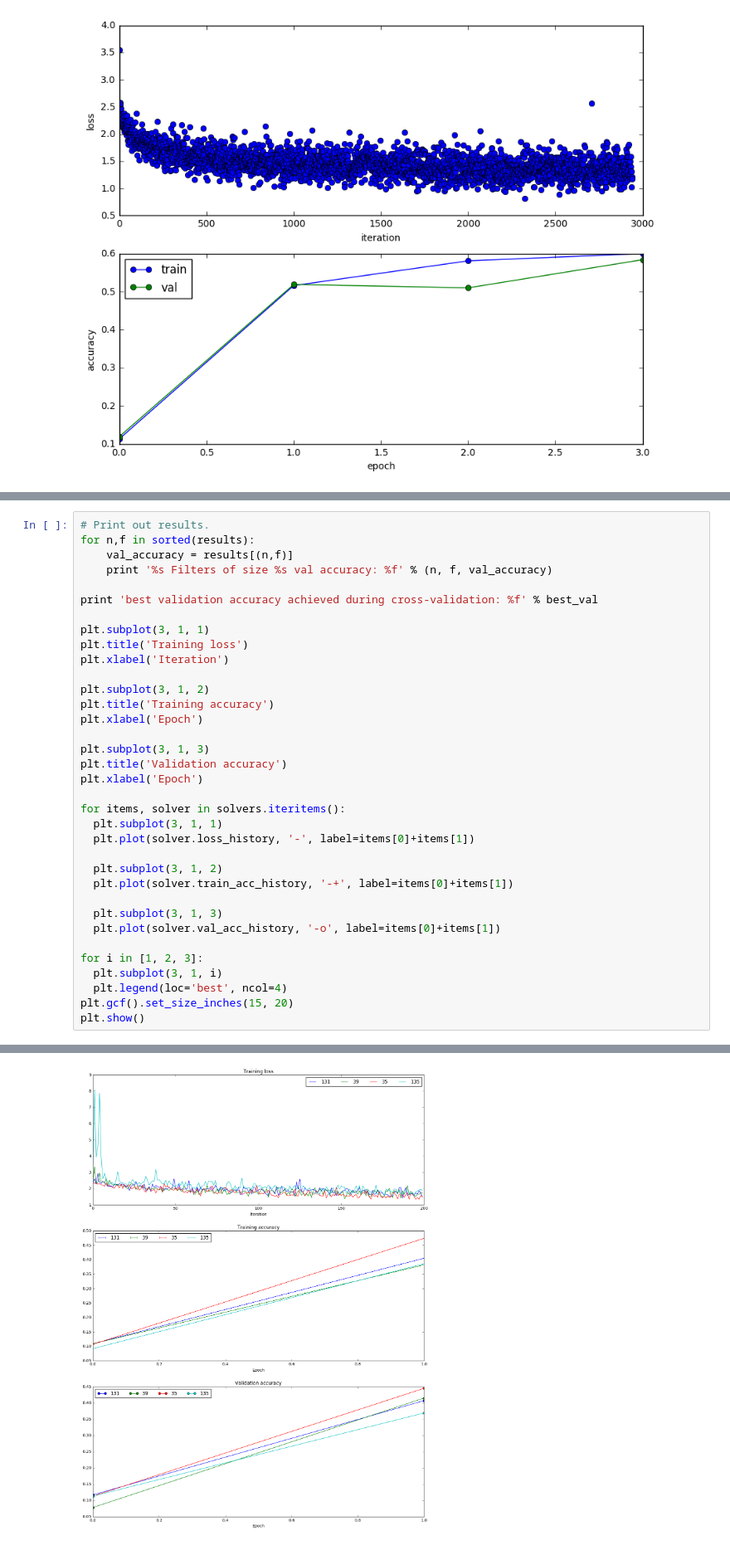
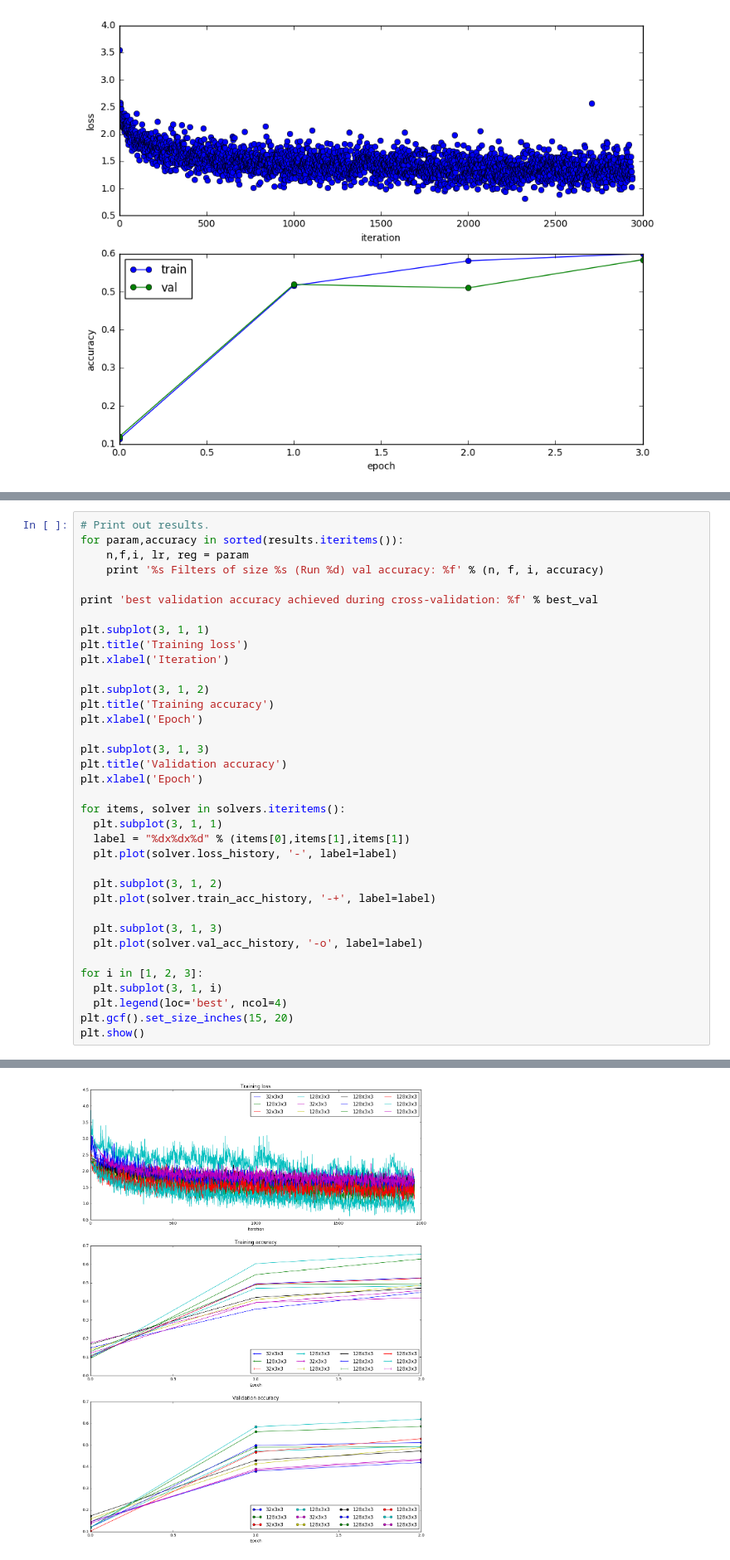
Before and after one commit to LUKELIEM/CS231N-Assignment-2, a Jupyter notebook: ConvolutionalNetworks.ipynb, the cells around one changed output, grey strips where cells are left out. Shown at 83% size. Drawn from its saved outputs; the diff is of its cells as text.

```diff
--- a/ConvolutionalNetworks.ipynb
+++ b/ConvolutionalNetworks.ipynb
@@ -826,8 +841,8 @@ Run number: 0
 # %%
 # Print out results.
-for n,f in sorted(results):
-    val_accuracy = results[(n,f)]
-    print '%s Filters of size %s val accuracy: %f' % (n, f, val_accuracy)
+for param,accuracy in sorted(results.iteritems()):
+    n,f,i, lr, reg = param
+    print '%s Filters of size %s (Run %d) val accuracy: %f' % (n, f, i, accuracy)
 
 print 'best validation accuracy achieved during cross-validation: %f' % best_val
 
@@ -845,13 +860,14 @@ plt.xlabel('Epoch')
 
 for items, solver in solvers.iteritems():
   plt.subplot(3, 1, 1)
-  plt.plot(solver.loss_history, '-', label=items[0]+items[1])
+  label = "%dx%dx%d" % (items[0],items[1],items[1])
+  plt.plot(solver.loss_history, '-', label=label)
 
   plt.subplot(3, 1, 2)
-  plt.plot(solver.train_acc_history, '-+', label=items[0]+items[1])
+  plt.plot(solver.train_acc_history, '-+', label=label)
 
   plt.subplot(3, 1, 3)
-  plt.plot(solver.val_acc_history, '-o', label=items[0]+items[1])
+  plt.plot(solver.val_acc_history, '-o', label=label)
 
 for i in [1, 2, 3]:
   plt.subplot(3, 1, i)
@@ -867,4 +890,4 @@ best validation accuracy achieved during cross-validation: 0.470000
-[figure, old version]
+[figure, new version]
 # %% [markdown]
 # Extra Credit Description
 If you implement any additional features for extra credit, clearly describe them here with pointers to any code in this or other files if applicable.
```
Also changed, not shown: parts of 10 cells of this notebook, 2 other files.
